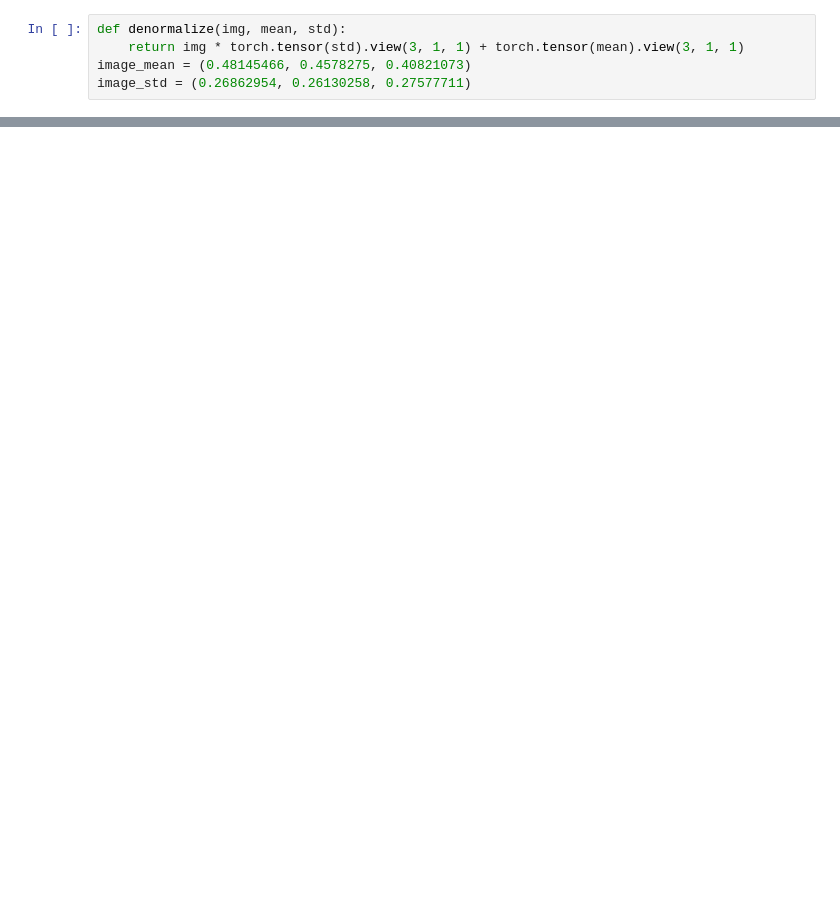
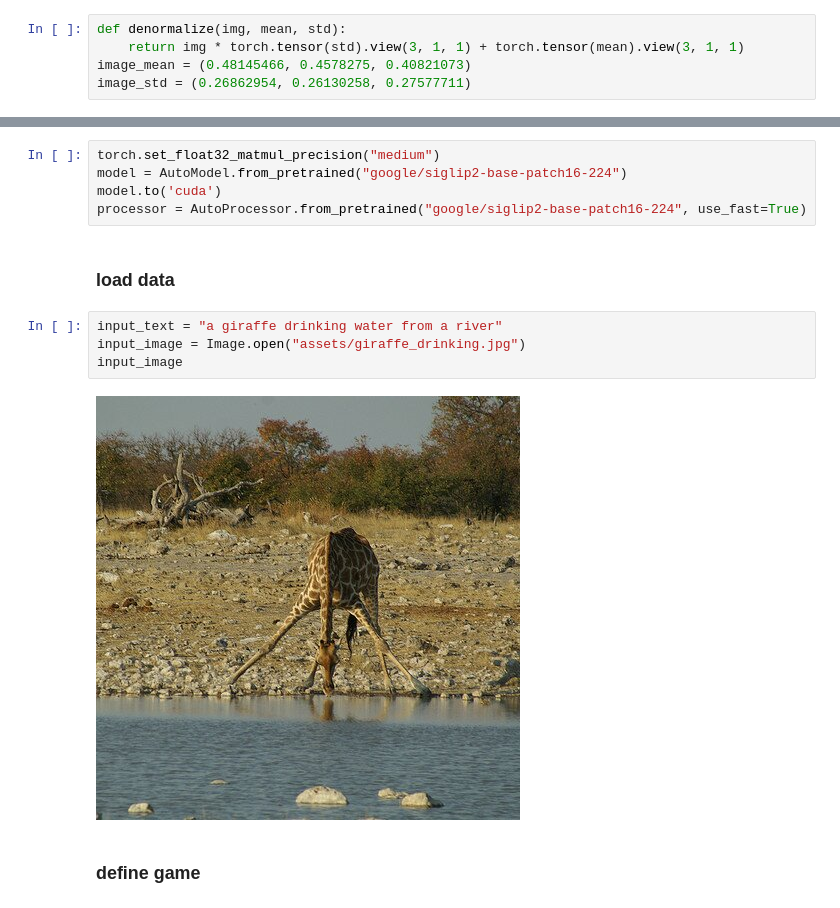
Before and after one commit to drobiu/fixlip, a Jupyter notebook: example_faster.ipynb, the cells around one changed output, grey strips where cells are left out. Cells and saved outputs as stored; diff of their text form; blank space fills up the shorter version.

```diff
--- a/example_faster.ipynb
+++ b/example_faster.ipynb
@@ -136,0 +169,15 @@ plt.tight_layout(pad=0.15)
+# %%
+torch.set_float32_matmul_precision("medium")
+model = AutoModel.from_pretrained("google/siglip2-base-patch16-224")
+model.to('cuda')
+processor = AutoProcessor.from_pretrained("google/siglip2-base-patch16-224", use_fast=True)
+# %% [markdown]
+### load data
+# %%
+input_text = "a giraffe drinking water from a river"
+input_image = Image.open("assets/giraffe_drinking.jpg")
+input_image
+# %% [output]
+[figure, added]
+# %% [markdown]
+### define game
```
Also changed, not shown: parts of 44 cells of this notebook, 8 other files.
